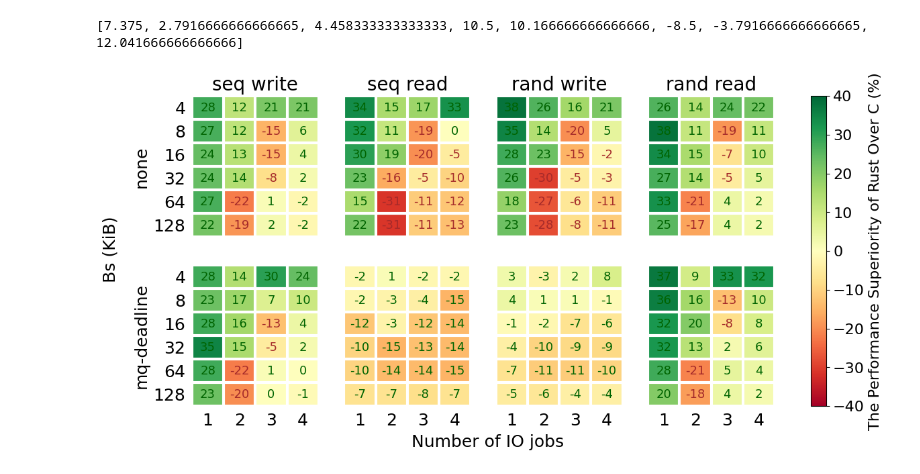
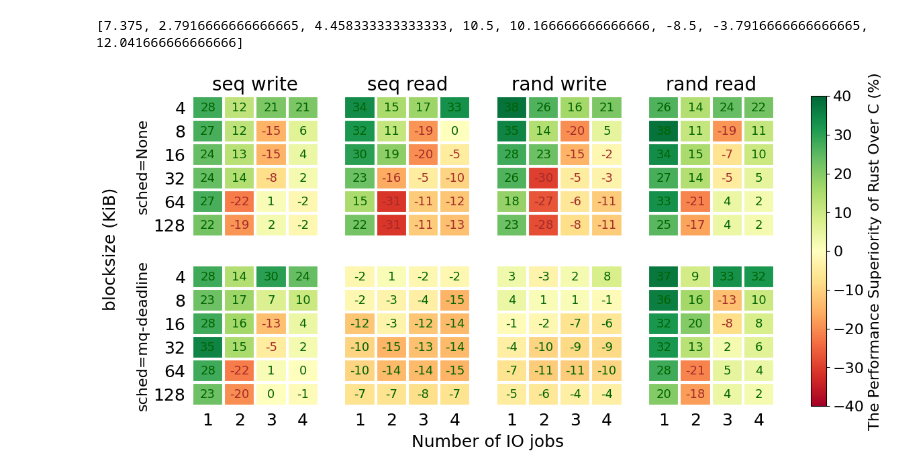
Before and after one commit to Richardhongyu/rfl_empirical_tools, a Jupyter notebook: figures_ppt/figure5.ipynb, the cells around one changed output. Saved outputs shown, nothing was run; the diff lists cells and outputs as text; code cells hidden in the pictures.

```diff
--- a/figures_ppt/figure5.ipynb
+++ b/figures_ppt/figure5.ipynb
@@ -145,7 +145,7 @@ def annotate_heatmap(im, data=None, valfmt="{x:.2f}",
 
 fig, axs = plt.subplots(2,4,figsize=(14,6),dpi=100)
 jobs_y = 0
-fig.supylabel("Bs (KiB)", x=0.03, y=jobs_y+0.5, **label_font_conf)
+fig.supylabel("blocksize (KiB)", x=0.03, y=jobs_y+0.5, **label_font_conf)
 fig.supxlabel("Number of IO jobs", x=0.44, y=jobs_y, **label_font_conf)
 
 images = []
@@ -161,33 +161,33 @@ for i in range(2):
         # else:
         #     if none.shape[0] == 0:
         #         none = matrix
         #     else:
         #         none = np.concatenate((none, matrix), axis=1)
         avg.append(np.mean(matrix))
         im, cbar = heatmap(matrix, bs, jobs, ax=axs[i,j], cmap="RdYlGn", aspect='auto', vmin=-40, vmax=40)
         images.append(im)
         texts = annotate_heatmap(im, valfmt="{x:.0f}", fontsize=13, textcolors=("#A52A2A", "darkgreen"))
         axs[i, j].label_outer()
         if i == 0 :
             axs[i, j].set_title(title[i][j], fontsize=20)
 # avg_sched = np.mean(sched)
 # avg_none = np.mean(none)
 # print(f'avg_sched: {avg_sched}, avg_none: {avg_none}')
 print(avg)
 
 # 自适应创建colorbar的范围
 # vmin = min(image.get_array().min() for image in images)
 # vmax = max(image.get_array().max() for image in images)
 # norm = colors.Normalize(vmin=vmin, vmax=vmax)
 # for im in images:
 #     im.set_norm(norm)
 
 cbar = fig.colorbar(images[0], ax=axs, pad=0.05)
 cbar.ax.tick_params(labelsize=16)
 cbar.set_label("The Performance Superiority of Rust Over C (%)", size=16)
-axs[0,0].set_ylabel('none', size=18)
-axs[1,0].set_ylabel('mq-deadline', size=18)
+axs[0,0].set_ylabel('sched=None', size=16)
+axs[1,0].set_ylabel('sched=mq-deadline', size=16)
 plt.savefig("./figure5.pdf", bbox_inches="tight")
 # %% [output]
 [7.375, 2.7916666666666665, 4.458333333333333, 10.5, 10.166666666666666, -8.5, -3.7916666666666665, 12.041666666666666]
-[figure, old version]
+[figure, new version]
```
Also changed, not shown: 13 other files.
